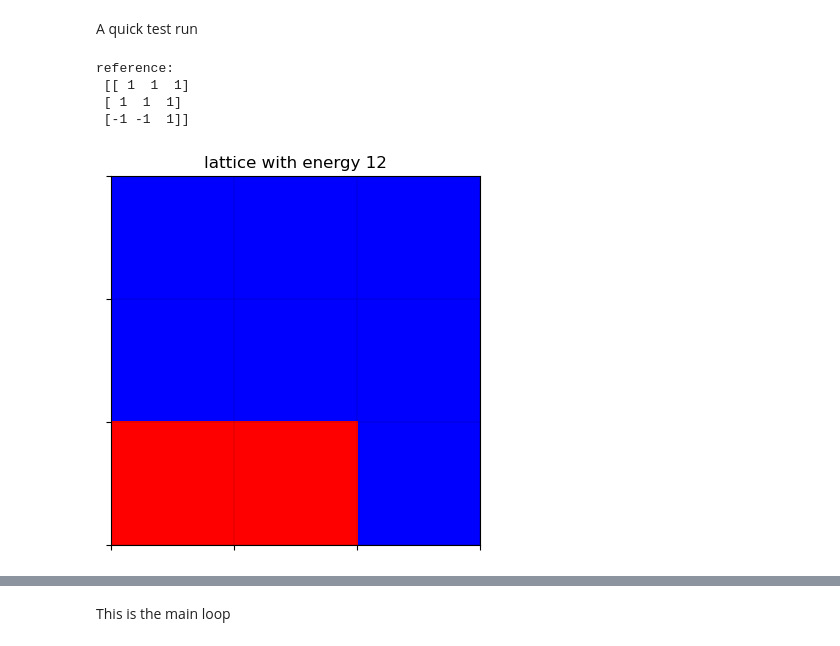
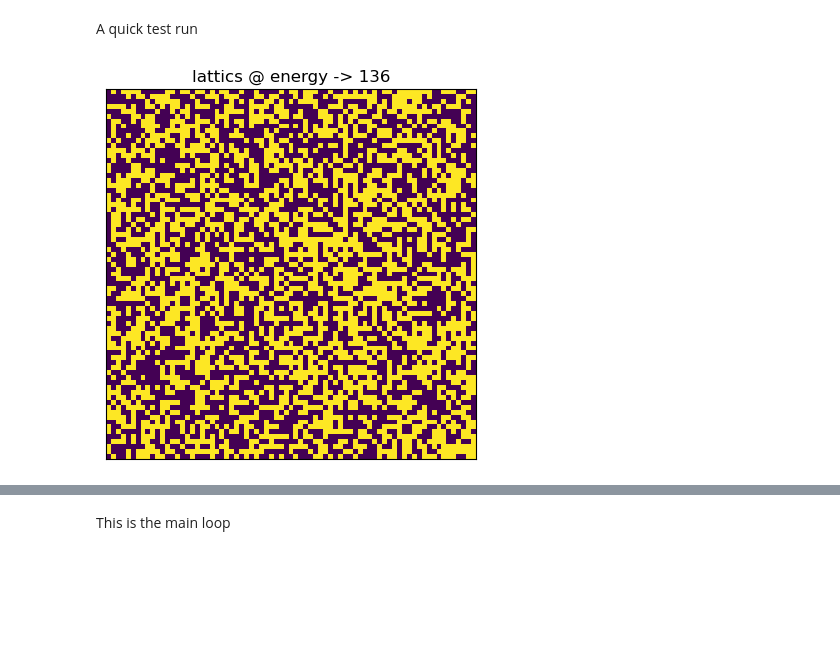
Before and after one commit to philliproos01/Commputational-Physics-Models, a Jupyter notebook: test_files/nb_test.ipynb, the cells around one changed output, grey strips where cells are left out. Drawn from its saved outputs; the diff is of its cells as text; code cells hidden in the pictures; blank space fills up the shorter version.

```diff
--- a/test_files/nb_test.ipynb
+++ b/test_files/nb_test.ipynb
@@ -151,28 +152,11 @@ def init_latt_2d(n):
     ## initializes a state of size NxN (2D)
     lattice = 2 * np.random.randint(2, size=(n,n))-1
     return lattice
-# %%
-def cmap_latt_2d(state, energy):
-    n = len(state)
-    # create discrete colormap
-    cmap = colors.ListedColormap(['red', 'blue'])
-    bounds = [-1, 1]
-    norm = colors.BoundaryNorm(bounds, cmap.N)
-
-    fig, ax = plt.subplots()
-    plt.title("lattice with energy " + str(energy))
-
-    ax.imshow(state, cmap=cmap, norm=norm)
-
-    # draw gridlines
-    ax.grid(which='major', axis='both', linestyle='-', color='k', linewidth=0.1)
-    ax.set_xticks(np.arange(-0.5, n, 1));
-    ax.set_yticks(np.arange(-0.5, n, 1));
-
-    ax.set_yticklabels([])
-    ax.set_xticklabels([])
-
-    plt.show()
+# %%
+def cmap_latt_2d(state, energy):
+    plt.imshow(state)
+    plt.tick_params(left=False, bottom=False, labelbottom=False, labelleft=False)
+    plt.title("lattics @ energy -> " + str(energy))
 # %%
 def metro_move_2d(state):
     i = np.random.randint(0, len(state))
@@ -201,7 +185,7 @@ def calc_energy_2d(state, j, debug=False):
         for k in range(len(state)):
             energy += conv_state[i, k] * state[i, k]
 
-    return energy * j
+    return energy * j * -1
 # %%
 def calc_mag_2d(state):
     return np.sum(state)
@@ -231,14 +228,7 @@ def metro_2d(state, b=1, j=1, t=0.01, debug=False):
 # %% [markdown]
 A quick test run
-# %%
-test_state = init_latt_2d(3)
-print("reference:\n", test_state)
-# %% [output]
-reference:
- [[ 1  1  1]
- [ 1  1  1]
- [-1 -1  1]]
 # %%
+test_state = init_latt_2d(75)
 cmap_latt_2d(test_state, calc_energy_2d(test_state, 1))
 # %% [output]
-[figure, old version]
+[figure, new version]
```
Also changed, not shown: parts of 16 cells of this notebook.
